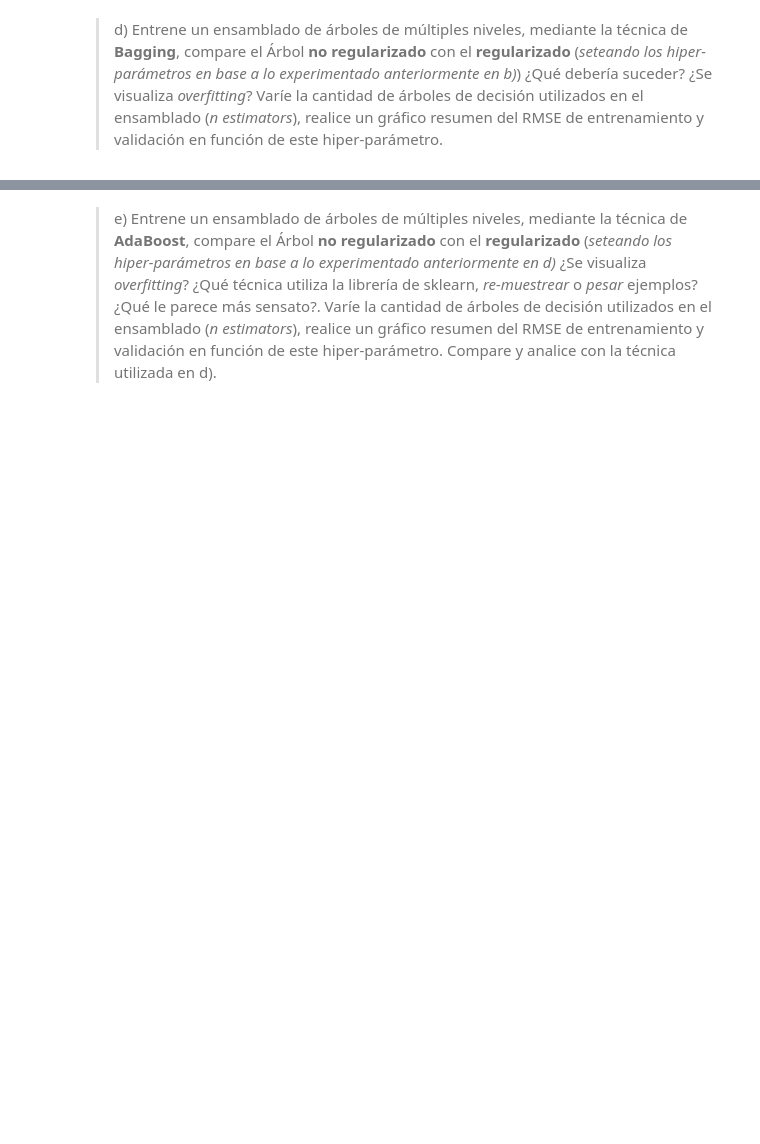
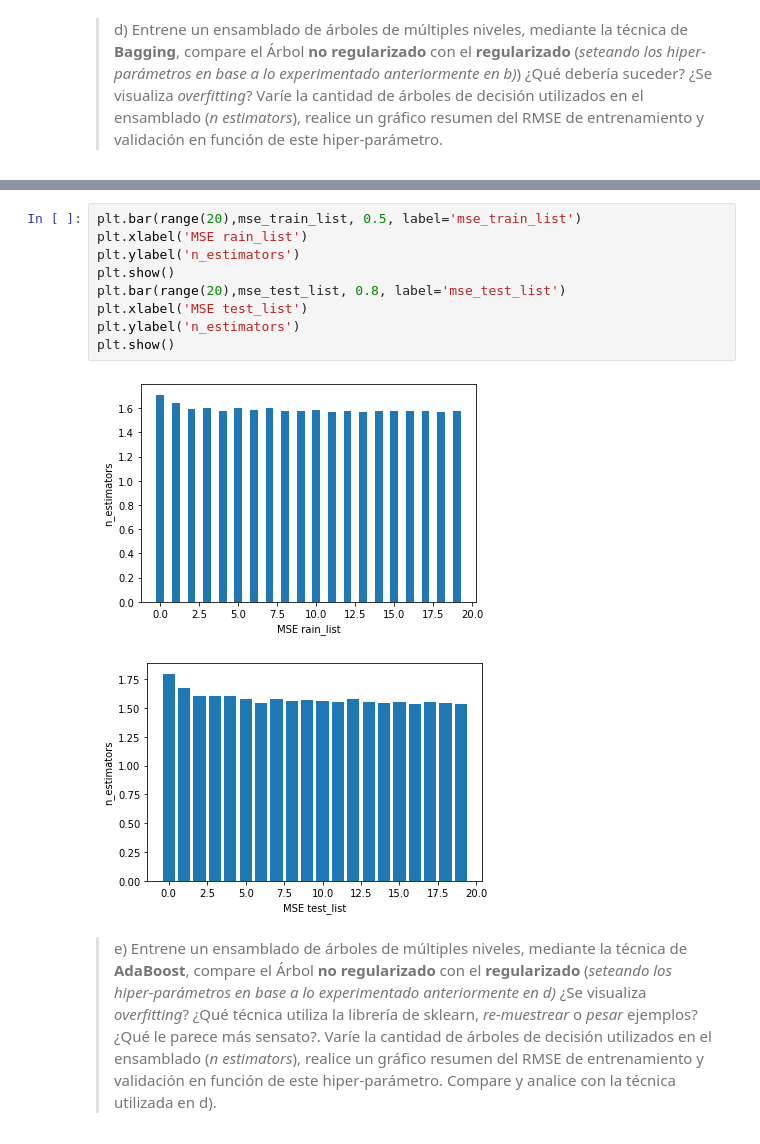
Before and after one commit to jpcastillog/Tarea3ML, a Jupyter notebook: Enunciado.ipynb, the cells around one changed output, grey strips where cells are left out. Cells and saved outputs as stored; diff of their text form; blank space fills up the shorter version.

```diff
--- a/Enunciado.ipynb
+++ b/Enunciado.ipynb
@@ -295,2 +319,14 @@ Train MSE: 1.5674952313353945 Val MSE: 1.5549015510384614
+# %%
+plt.bar(range(20),mse_train_list, 0.5, label='mse_train_list')
+plt.xlabel('MSE rain_list')
+plt.ylabel('n_estimators')
+plt.show()
+plt.bar(range(20),mse_test_list, 0.8, label='mse_test_list')
+plt.xlabel('MSE test_list')
+plt.ylabel('n_estimators')
+plt.show()
+# %% [output]
+[figure, added]
+[figure, added]
 # %% [markdown]
 > e) Entrene un ensamblado de árboles de múltiples niveles, mediante la técnica de **AdaBoost**, compare el Árbol **no regularizado** con el **regularizado** (*seteando los hiper-parámetros en base a lo experimentado anteriormente en d)* ¿Se visualiza *overfitting*? ¿Qué técnica utiliza la librería de sklearn, *re-muestrear* o *pesar* ejemplos? ¿Qué le parece más sensato?. Varíe la cantidad de árboles de decisión utilizados en el ensamblado (*n estimators*), realice un gráfico resumen del RMSE de entrenamiento y validación en función de este hiper-parámetro. Compare y analice con la técnica utilizada en d).
```
Also changed, not shown: parts of 20 cells of this notebook.
